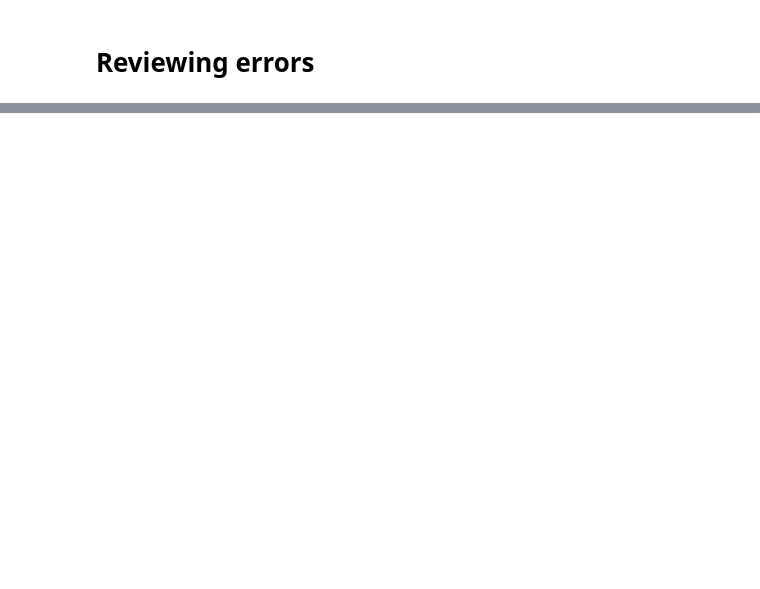
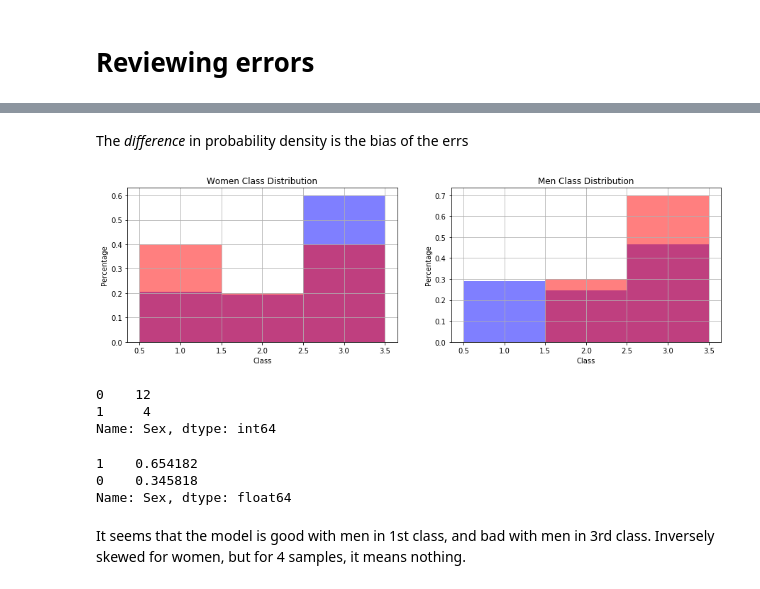
Before and after one commit to guyrom27/PandasTitanic, a Jupyter notebook: main.ipynb, the cells around one changed output, grey strips where cells are left out. Drawn from its saved outputs; the diff is of its cells as text; code cells hidden in the pictures; blank space fills up the shorter version.

```diff
--- a/main.ipynb
+++ b/main.ipynb
@@ -292,0 +138,34 @@ We don't have the same CabinLetters in train and test, so we need to generate on
+# %% [markdown]
+The *difference* in probability density is the bias of the errs
+# %%
+plt.figure(figsize=(15,4))
+plt.subplot(121)
+plt.title('Women Class Distribution')
+plt.xlabel('Class')
+plt.ylabel('Percentage')
+x_train[x_train.Sex==1.0].Pclass.hist(bins=[0.5,1.5,2.5,3.5], density=True, alpha=0.5, color='blue')
+errs[errs.Sex==1.0].Pclass.hist(bins=[0.5,1.5,2.5,3.5], density=True, alpha=0.5, color='red')
+plt.subplot(122)
+plt.title('Men Class Distribution')
+plt.xlabel('Class')
+plt.ylabel('Percentage')
+x_train[x_train.Sex==0.0].Pclass.hist(bins=[0.5,1.5,2.5,3.5], density=True, alpha=0.5, color='blue')
+errs[errs.Sex==0.0].Pclass.hist(bins=[0.5,1.5,2.5,3.5], density=True, alpha=0.5, color='red')
+plt.savefig('RF_class_dist')
+# %% [output]
+[figure, added]
+# %%
+errs.Sex.value_counts()
+# %% [output]
+0    12
+1     4
+Name: Sex, dtype: int64
+# %%
+x_train.Sex.value_counts(normalize=True)
+# %% [output]
+1    0.654182
+0    0.345818
+Name: Sex, dtype: float64
+# %% [markdown]
+It seems that the model is good with men in 1st class, and bad with men in 3rd class.
+Inversely skewed for women, but for 4 samples, it means nothing.
```
Also changed, not shown: parts of 88 cells of this notebook, 8 other files.
